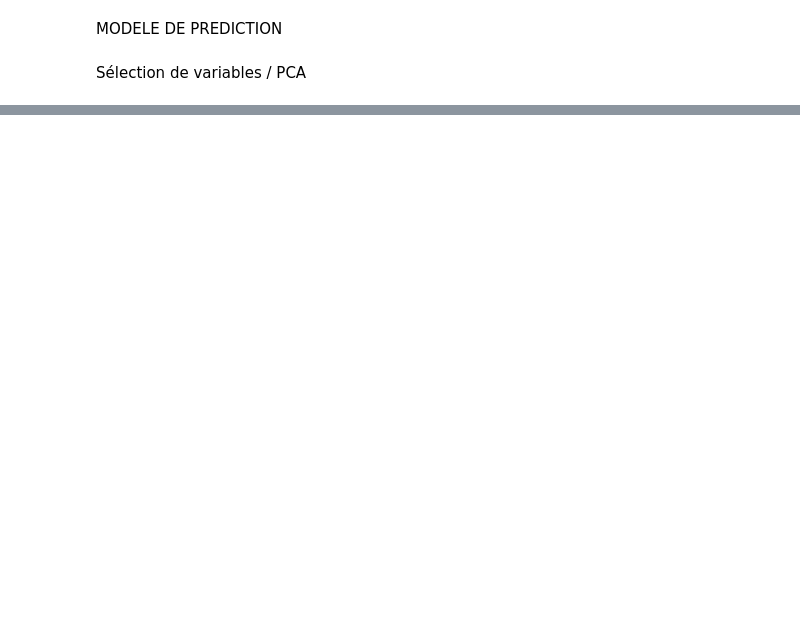
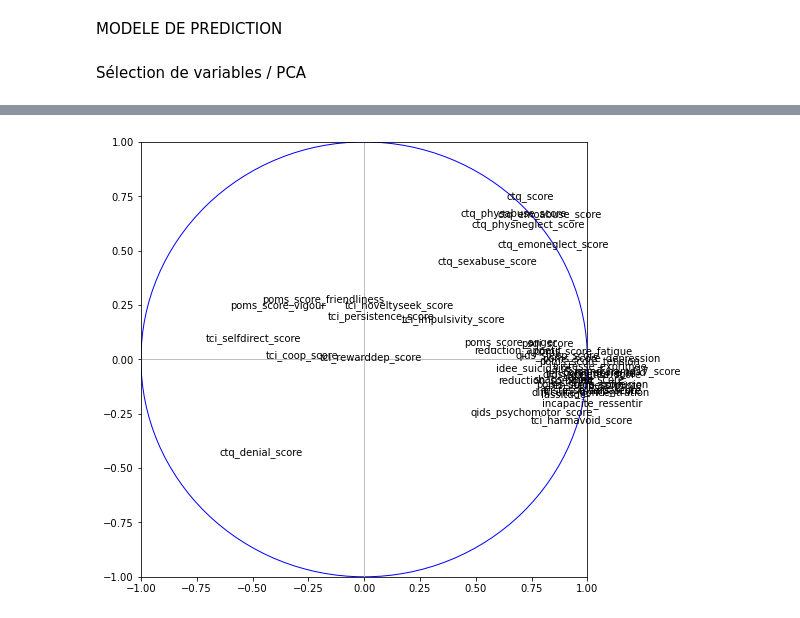
Before and after one commit to nassimabeddar/Depression-analysis, a Jupyter notebook: analyse-detection-depression.ipynb, the cells around one changed output, grey strips where cells are left out. Saved outputs shown, nothing was run; the diff lists cells and outputs as text; code cells hidden in the pictures; blank space fills up the shorter version.

```diff
--- a/analyse-detection-depression.ipynb
+++ b/analyse-detection-depression.ipynb
@@ -915,0 +973,67 @@ vp_seuil = pd.DataFrame({'Val.Propre':eigval,'Seuils':bs})
+# %%
+#Représentation des variables
+
+#le champ components_ de l'objet ACP
+print(acp.components_)
+#les facteurs sont en ligne, les variables en colonne
+
+#racine carrée des valeurs propres
+sqrt_eigval = np.sqrt(eigval)
+
+#corrélation des variables avec les axes
+corvar = np.zeros((p,p))
+for k in range(p):
+ corvar[:,k] = acp.components_[k,:] * sqrt_eigval[k]
+
+#afficher la matrice des corrélations variables x facteurs
+print(corvar)
+#Les variables sont maintenant en ligne, les facteurs en colonne :
+
+
+#on affiche pour les deux premiers axes
+print(pd.DataFrame({'id':X.columns,'COR_1':corvar[:,0],'COR_2':corvar[:,1]}))
+
+#cercle des corrélations
+fig, axes = plt.subplots(figsize=(8,8))
+axes.set_xlim(-1,1)
+axes.set_ylim(-1,1)
+
+#affichage des étiquettes (noms des variables)
+for j in range(p):
+ plt.annotate(X.columns[j],(corvar[j,0],corvar[j,1]))
+
+#ajouter les axes
+plt.plot([-1,1],[0,0],color='silver',linestyle='-',linewidth=1)
+plt.plot([0,0],[-1,1],color='silver',linestyle='-',linewidth=1)
+
+#ajouter un cercle
+cercle = plt.Circle((0,0),1,color='blue',fill=False)
+axes.add_artist(cercle)
+#affichage
+plt.show()
+
+#qualité de représentation des variables
+print("Qualité de représentation des variables")
+
+#cosinus carré des variables
+cos2var = corvar**2
+print(pd.DataFrame({'id':X.columns,'COS2_1':cos2var[:,0],'COS2_2':cos2var[:,1]}))
+
+#vérifions la théorie
+print("verifions la théorie cos2var")
+print(np.sum(cos2var,axis=1))
+#La somme des COS² en ligne est égale à de 1
+#donc qualité de représentation des variables pas bonne
+
+#contributions
+ctrvar = cos2var
+for k in range(p):
+ ctrvar[:,k] = ctrvar[:,k]/eigval[k]
+
+#on n'affiche que pour les deux premiers axes
+print(pd.DataFrame({'id':X.columns,'CTR_1':ctrvar[:,0],'CTR_2':ctrvar[:,1]}))
+
+print("vérifions la théorie ctrvar")
+print(np.sum(ctrvar,axis=0))
+#Les sommes en colonnes sont égales à 1 cette fois-ci.
+# %% [output]
@@ -915,0 +1057 @@ vp_seuil = pd.DataFrame({'Val.Propre':eigval,'Seuils':bs})
+[figure, added]
```
Also changed, not shown: parts of 37 cells of this notebook.
